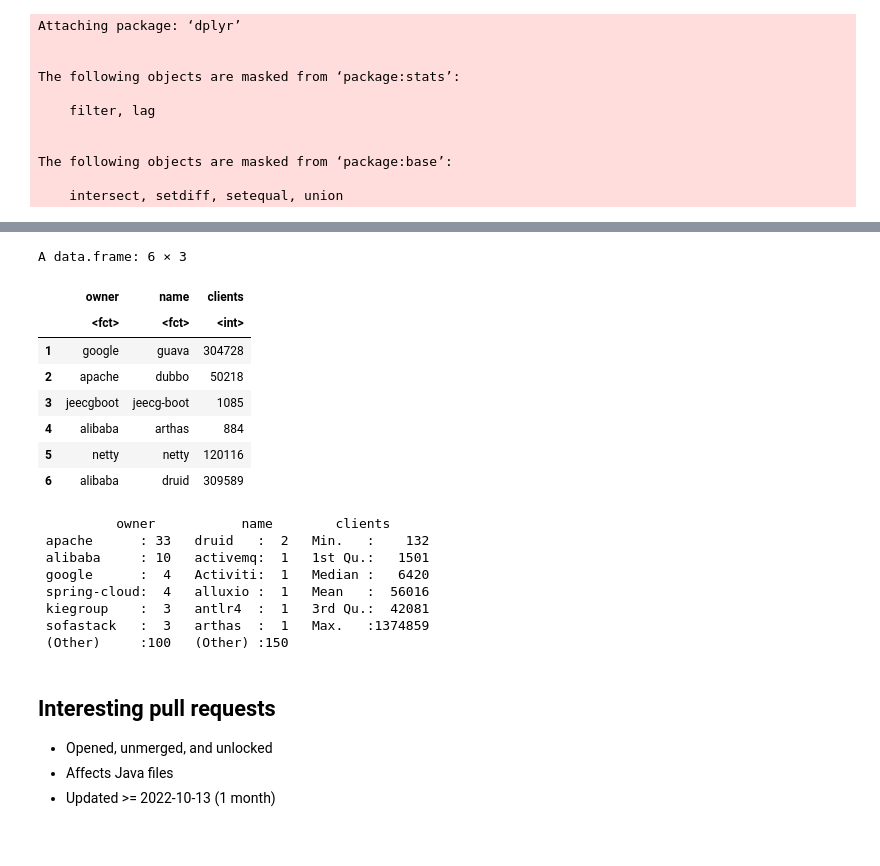
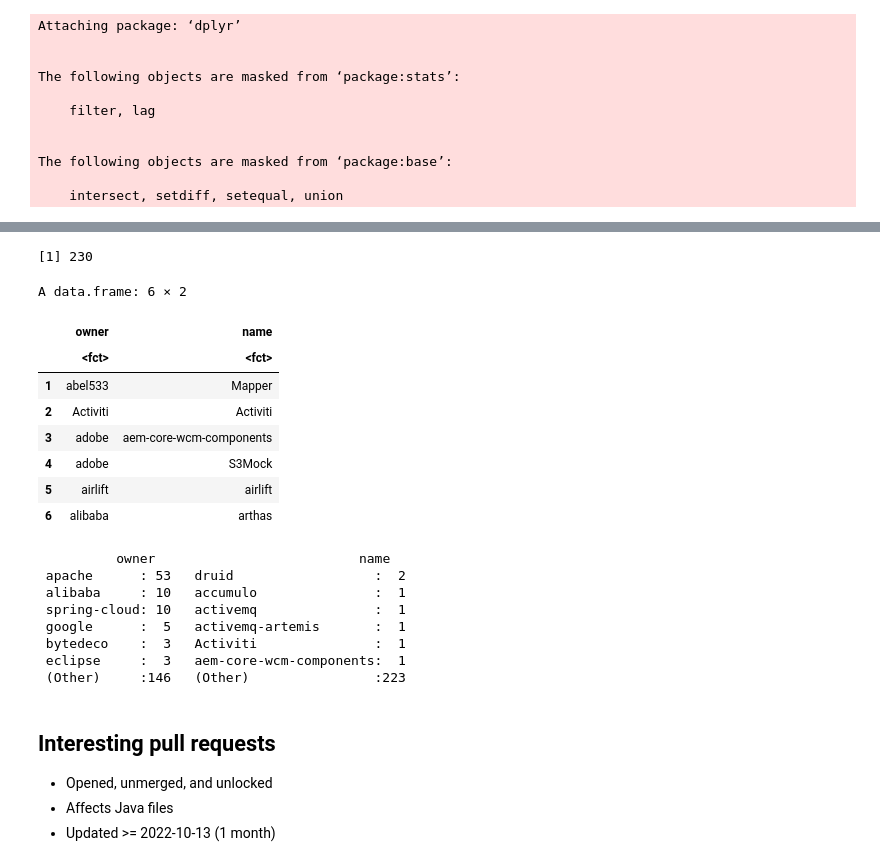
Before and after one commit to alien-tools/maracas, a Jupyter notebook: experiments/notebooks/TSE.ipynb, the cells around one changed output, grey strips where cells are left out. Saved outputs shown, nothing was run; the diff lists cells and outputs as text; code cells hidden in the pictures.

```diff
--- a/experiments/notebooks/TSE.ipynb
+++ b/experiments/notebooks/TSE.ipynb
@@ -16,7 +16,8 @@ The following objects are masked from ‘package:base’:
 
     intersect, setdiff, setequal, union
 # %%
-prs <- read.csv('../data/prs.csv', stringsAsFactors=TRUE)
+prs <- read.csv('../data/final.csv', stringsAsFactors=TRUE)
+nrow(prs)
 head(prs)
 summary(prs)
 # %% [output]
@@ -57,27 +59,29 @@ A data.frame: 6 × 22
   - PR merged >= 2022-09-13 (2 months)
   - !archived, !disabled, !fork, !mirror, !locked
 # %%
-libs <- distinct(prs[, c('owner', 'name', 'clients')])
+libs <- distinct(prs[, c('owner', 'name')])
+nrow(libs)
 head(libs)
 summary(libs)
 # %% [output]
-A data.frame: 6 × 3
+[1] 230
+A data.frame: 6 × 2
-|  | owner | name | clients |
-|  | <fct> | <fct> | <int> |
-| 1 | google | guava | 304728 |
-| 2 | apache | dubbo | 50218 |
-| 3 | jeecgboot | jeecg-boot | 1085 |
-| 4 | alibaba | arthas | 884 |
-| 5 | netty | netty | 120116 |
-| 6 | alibaba | druid | 309589 |
+|  | owner | name |
+|  | <fct> | <fct> |
+| 1 | abel533 | Mapper |
+| 2 | Activiti | Activiti |
+| 3 | adobe | aem-core-wcm-components |
+| 4 | adobe | S3Mock |
+| 5 | airlift | airlift |
+| 6 | alibaba | arthas |
-          owner           name        clients
- apache      : 33   druid   :  2   Min.   :    132
- alibaba     : 10   activemq:  1   1st Qu.:   1501
- google      :  4   Activiti:  1   Median :   6420
- spring-cloud:  4   alluxio :  1   Mean   :  56016
- kiegroup    :  3   antlr4  :  1   3rd Qu.:  42081
- sofastack   :  3   arthas  :  1   Max.   :1374859
- (Other)     :100   (Other) :150
+          owner                          name
+ apache      : 53   druid                  :  2
+ alibaba     : 10   accumulo               :  1
+ spring-cloud: 10   activemq               :  1
+ google      :  5   activemq-artemis       :  1
+ bytedeco    :  3   Activiti               :  1
+ eclipse     :  3   aem-core-wcm-components:  1
+ (Other)     :146   (Other)                :223
 # %% [markdown]
 ## Interesting pull requests
   - Opened, unmerged, and unlocked
```
Also changed, not shown: parts of 7 cells of this notebook, 6 other files.
